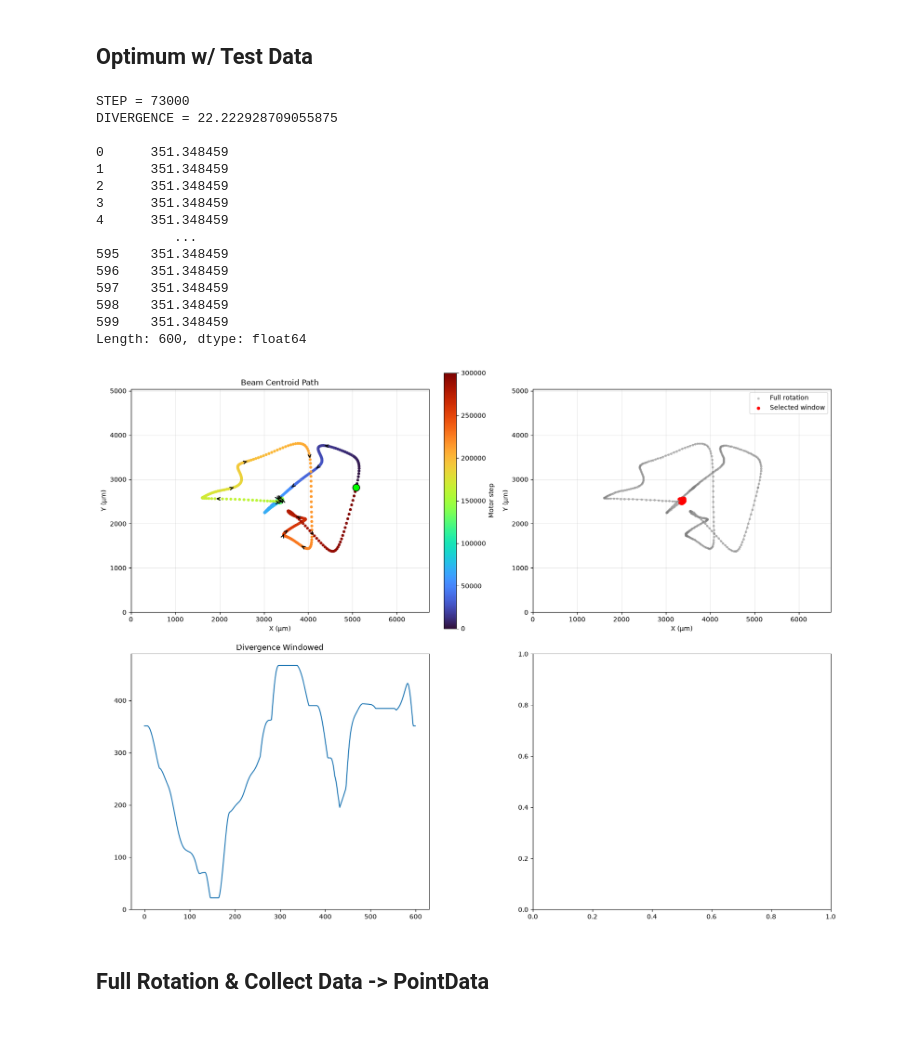
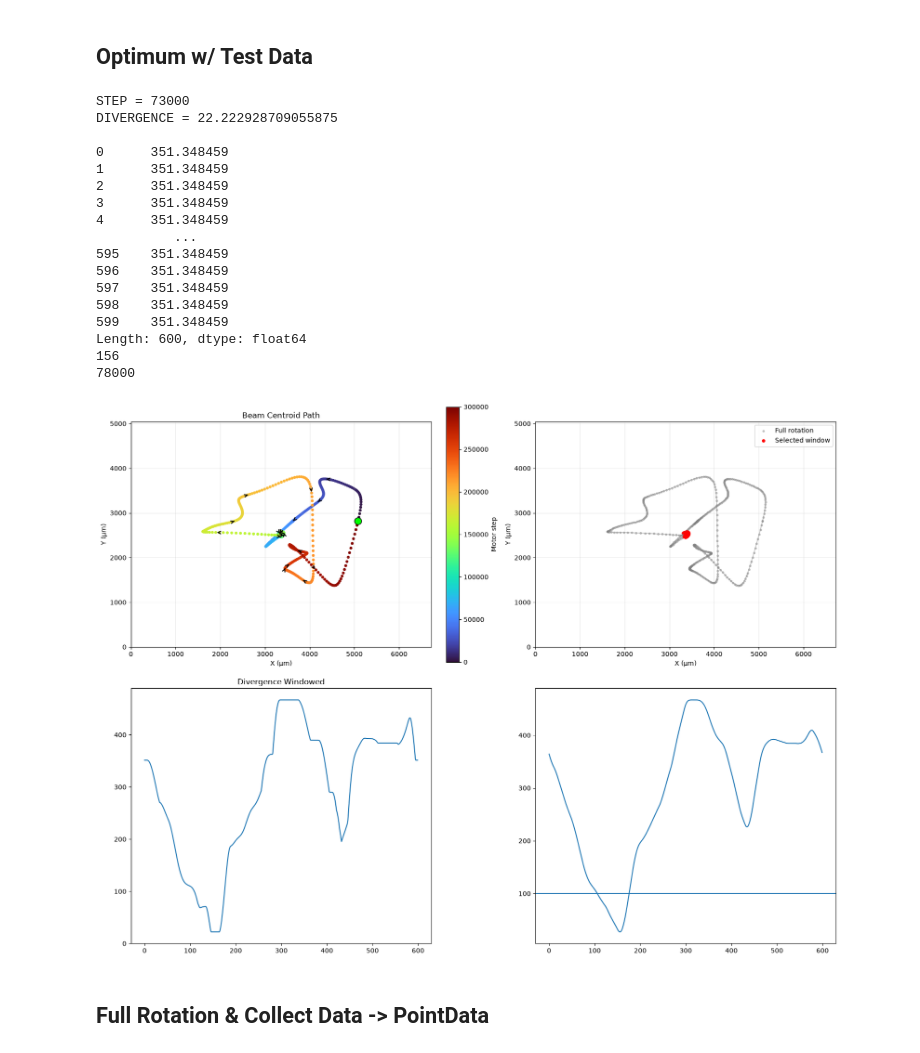
Before and after one commit to seambr/optimizer, a Jupyter notebook: src/bex_measure/optimize.ipynb, the cells around one changed output. Cells and saved outputs as stored; diff of their text form; code cells hidden in the pictures.

```diff
--- a/src/bex_measure/optimize.ipynb
+++ b/src/bex_measure/optimize.ipynb
@@ -30,34 +27,48 @@ STEP = {optimum_data.step[0]}
 DIVERGENCE = {optimum_data.get_total_divergence(DISTANCE)}
 """)
 
 print(div_step)
 fig, axes = plt.subplots(2, 2, figsize=(16, 12), constrained_layout=True)
 axes = axes.flatten()
 
 data.plot_scatter(ax=axes[0])
 
 data.plot_window(optimum_data, ax=axes[1])
 
 div_step.plot(ax=axes[2], title="Divergence Windowed")
 
+
+
+from scipy.ndimage import uniform_filter1d
+import numpy as np
+
+avg = uniform_filter1d(div_step.to_numpy(), size=30, mode="wrap")
+
+print(np.argmin(avg))
+print(data.step[np.argmin(avg)])
+
+axes[3].plot(avg)
+axes[3].axhline(100)
 plt.show()
 # %% [output]
 STEP = 73000
 DIVERGENCE = 22.222928709055875
 
 0      351.348459
 1      351.348459
 2      351.348459
 3      351.348459
 4      351.348459
           ...
 595    351.348459
 596    351.348459
 597    351.348459
 598    351.348459
 599    351.348459
 Length: 600, dtype: float64
+156
+78000
-[figure, old version]
+[figure, new version]
 # %% [markdown]
 ## Full Rotation & Collect Data -> PointData
 # %%
```
Also changed, not shown: parts of 3 cells of this notebook, 1 other file.
